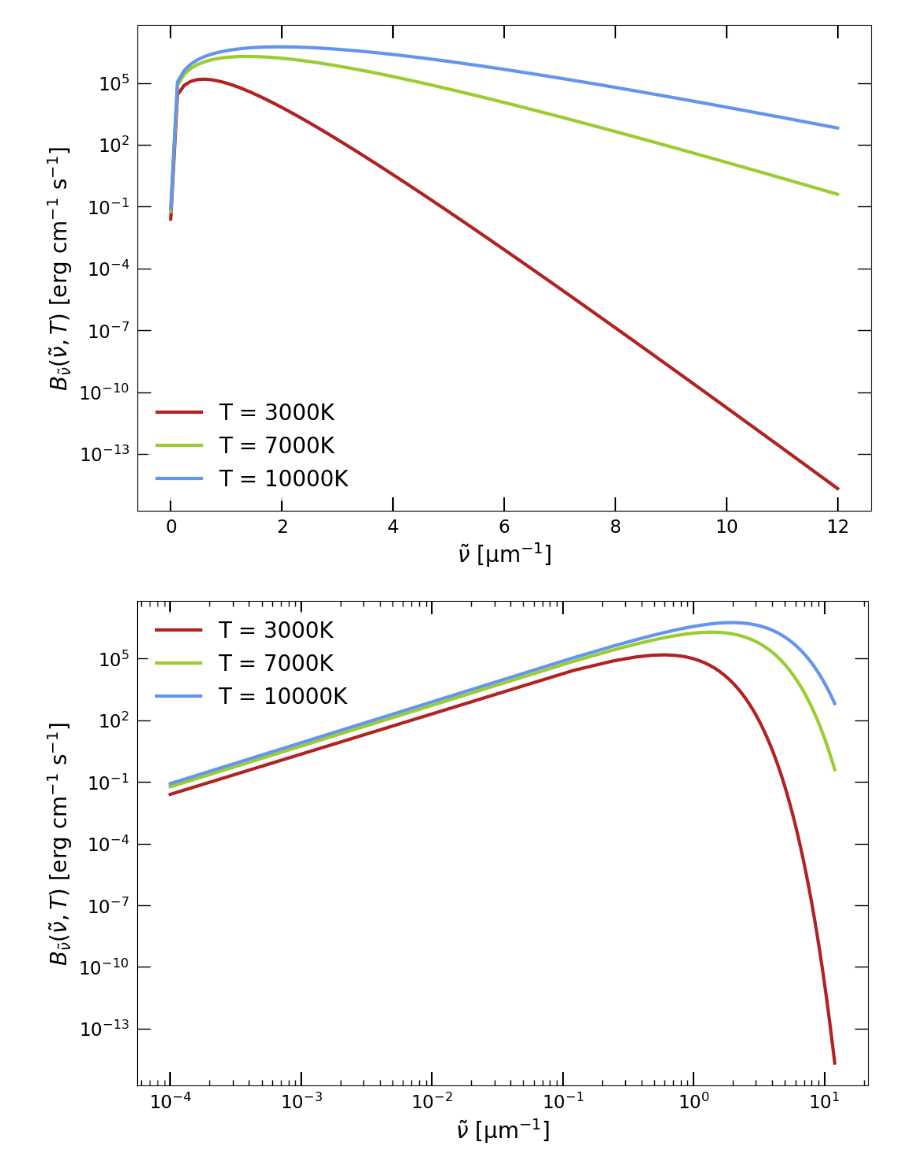
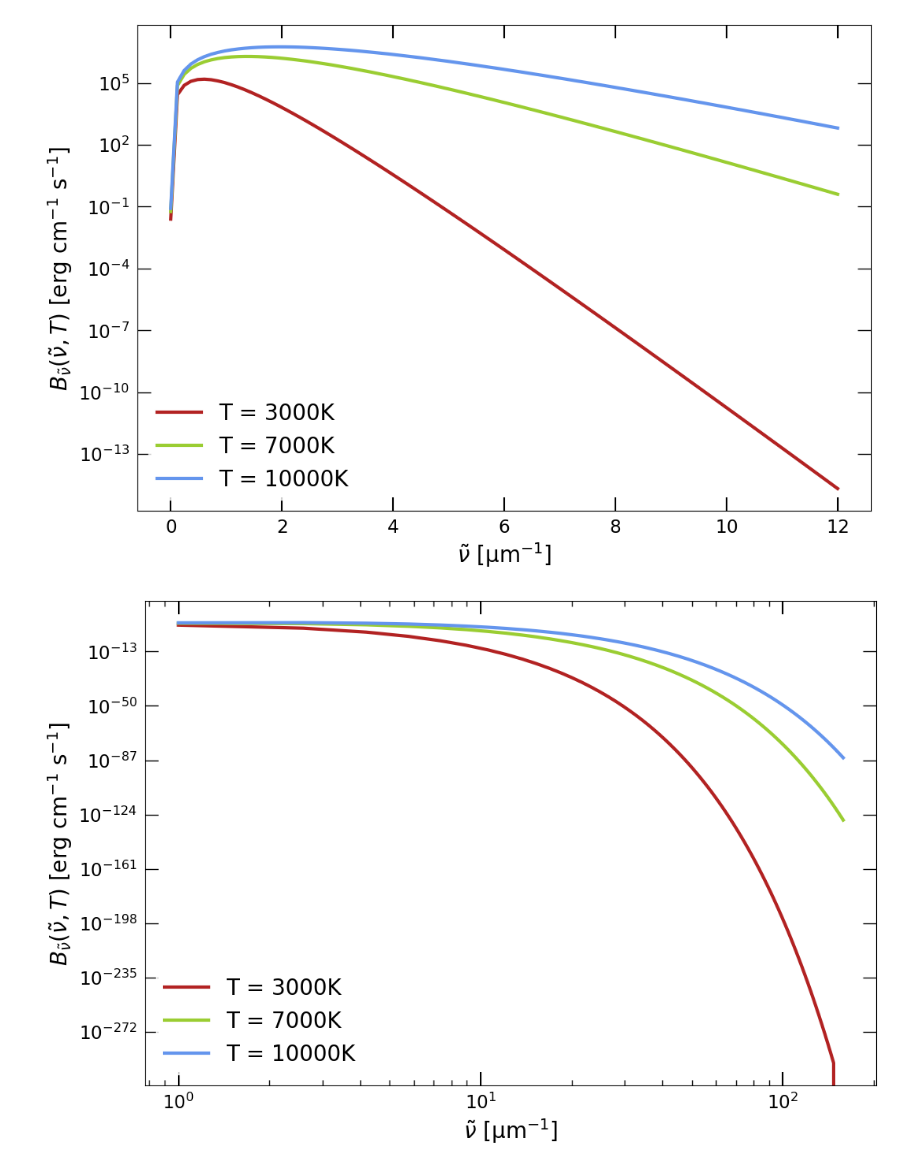
Before and after one commit to efb5552/EFBurnham-ASTRO-530, a Jupyter notebook: Assignment Notebooks/HW1.ipynb, the cells around one changed output. Cells and saved outputs as stored; diff of their text form; code cells hidden in the pictures.

```diff
--- a/Assignment Notebooks/HW1.ipynb
+++ b/Assignment Notebooks/HW1.ipynb
@@ -51,16 +51,19 @@ plt.show()
 # %%
 fig, ax = plt.subplots(figsize=(12,8))
 ax.set_ylabel(r'$B_{\tilde{\nu}} (\tilde{\nu},T) \ [\mathrm{erg \ cm^{-1} \ s^{-1}}]$ ')
 ax.set_xlabel(r'$\tilde{\nu} \ [\mathrm{\mu m ^{-1}}]$')
+
+# creating vector of wavenumbers (inverse microns)
+nu_tilde = np.linspace(10*10**(-1),10*10**(1.2),100) # ~-1.0 < log nu < 1.2
 
 i = 0
 for T in [3000,7000,10000]:
     B_nu_tilde = planck(nu_tilde*1e4,T,x_type="wave number") # converting nu_tilde to inverse cm
     ax.loglog(nu_tilde,B_nu_tilde,label=f'T = {str(T)}K',lw=3,c=['firebrick','yellowgreen','cornflowerblue'][i])
     i += 1
 
 ax.legend()
 plt.savefig("../Plots/HW1/B_nu_loglog.png")
 plt.show()
 # %% [output]
-[figure, old version]
+[figure, new version]
```
Also changed, not shown: 3 other files.
